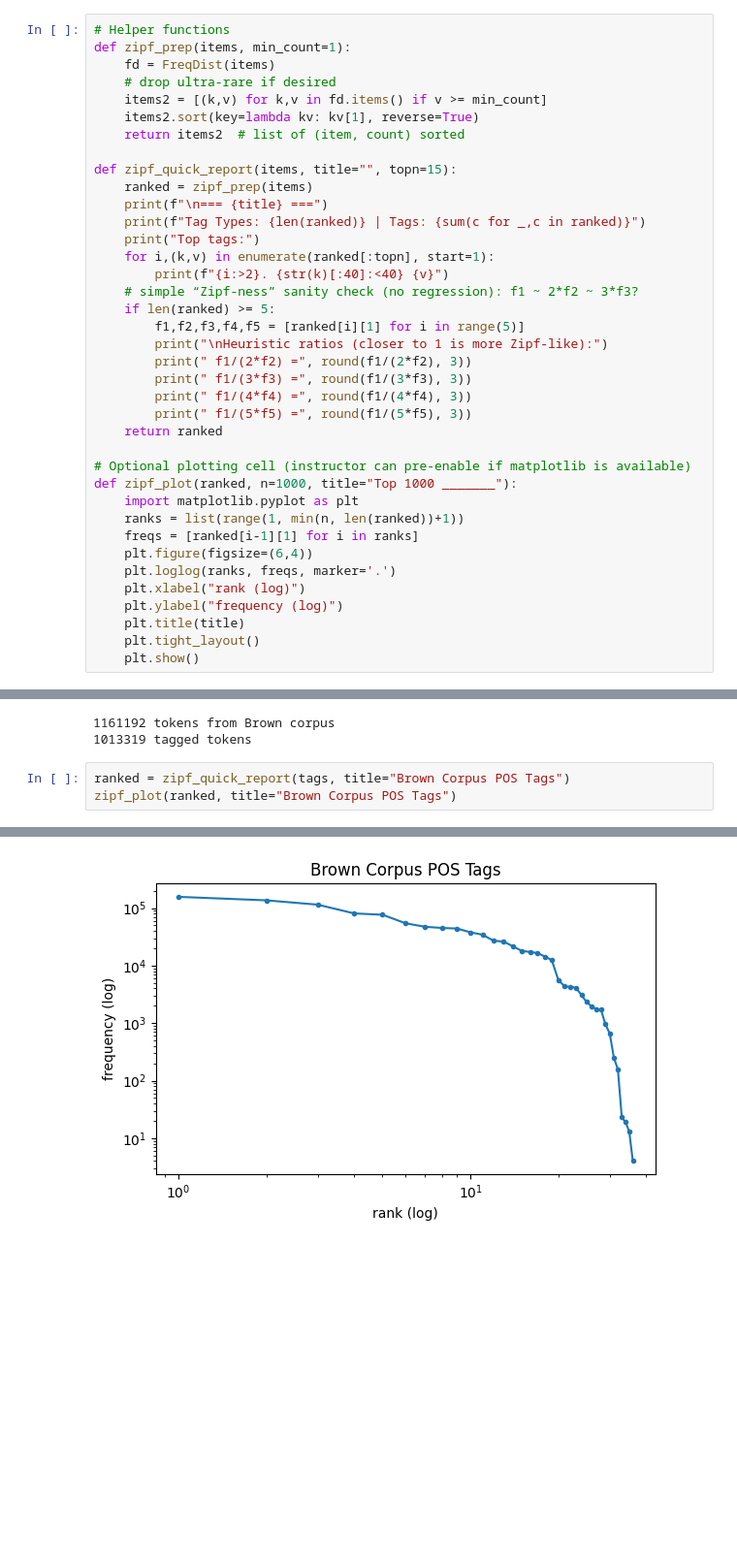
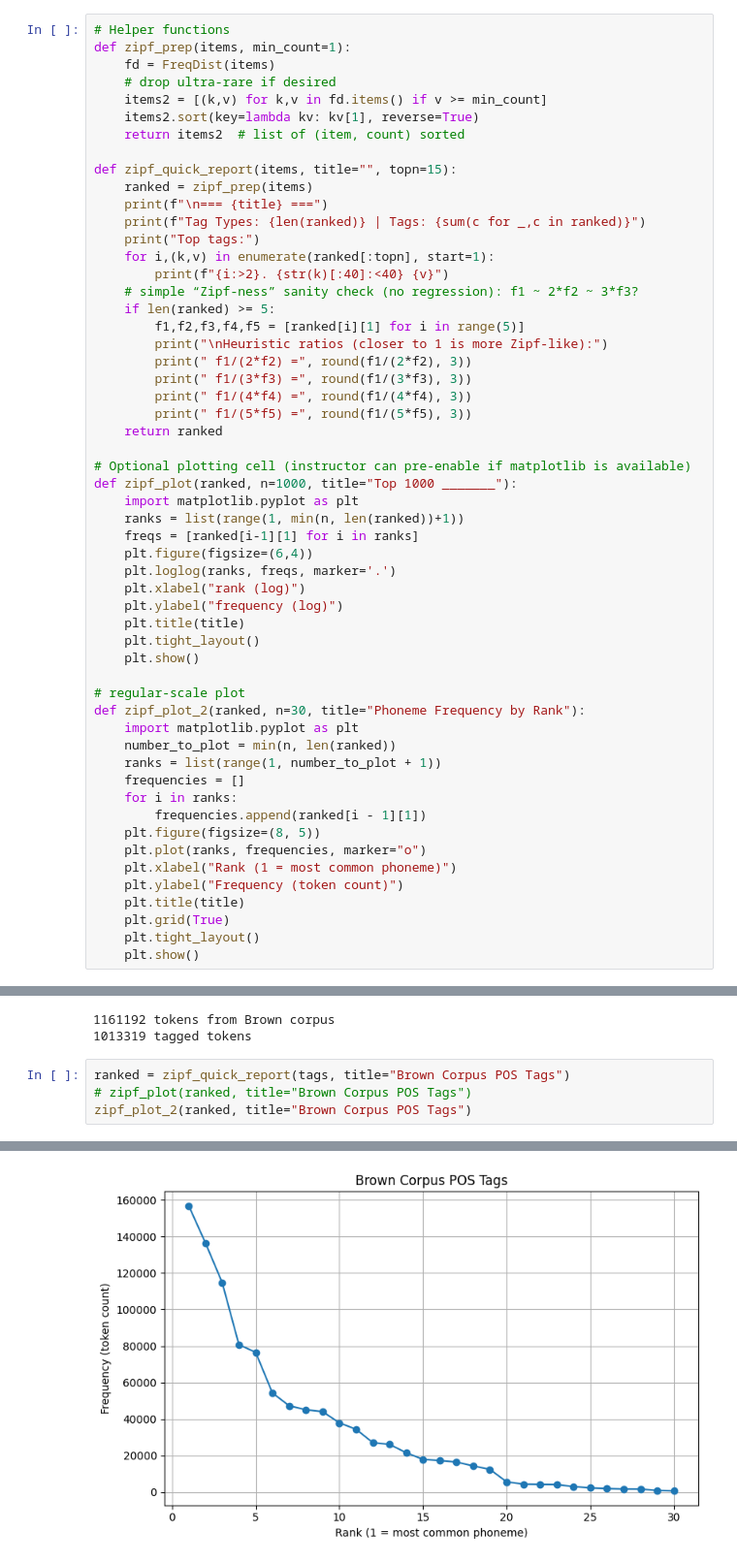
Before and after one commit to rumihoney/zipfs-law-hackathon, a Jupyter notebook: 04_syntax/prompt_06_pos_tags.ipynb, the cells around one changed output, grey strips where cells are left out. Shown at 97% size. Saved outputs shown, nothing was run; the diff lists cells and outputs as text; blank space fills up the shorter version.

Commit message:
update graph

```diff
--- a/04_syntax/prompt_06_pos_tags.ipynb
+++ b/04_syntax/prompt_06_pos_tags.ipynb
@@ -65,6 +65,23 @@ def zipf_plot(ranked, n=1000, title="Top 1000 _______"):
     plt.title(title)
     plt.tight_layout()
     plt.show()
+
+# regular-scale plot
+def zipf_plot_2(ranked, n=30, title="Phoneme Frequency by Rank"):
+    import matplotlib.pyplot as plt
+    number_to_plot = min(n, len(ranked))
+    ranks = list(range(1, number_to_plot + 1))
+    frequencies = []
+    for i in ranks:
+        frequencies.append(ranked[i - 1][1])
+    plt.figure(figsize=(8, 5))
+    plt.plot(ranks, frequencies, marker="o")
+    plt.xlabel("Rank (1 = most common phoneme)")
+    plt.ylabel("Frequency (token count)")
+    plt.title(title)
+    plt.grid(True)
+    plt.tight_layout()
+    plt.show()
 # %%
 # Filter tokens that are only punctuation
 words = [
@@ -92,26 +109,27 @@ print(f"{len(tagged)} tagged tokens")
 1013319 tagged tokens
 # %%
 ranked = zipf_quick_report(tags, title="Brown Corpus POS Tags")
-zipf_plot(ranked, title="Brown Corpus POS Tags")
+# zipf_plot(ranked, title="Brown Corpus POS Tags")
+zipf_plot_2(ranked, title="Brown Corpus POS Tags")
 # %% [output]
 === Brown Corpus POS Tags ===
 Tag Types: 36 | Tags: 1013319
 Top tags:
  1. NN                                       156814
  2. IN                                       136431
  3. DT                                       114727
  4. JJ                                       80742
  5. NNP                                      76573
  6. NNS                                      54353
  7. VBD                                      47309
  8. RB                                       45123
  9. PRP                                      44085
 ... (8 lines left out)
  f1/(2*f2) = 0.575
  f1/(3*f3) = 0.456
  f1/(4*f4) = 0.486
  f1/(5*f5) = 0.41
-[figure, old version]
+[figure, new version]
 # %% [markdown]
 ### Interpretation
 
```
Also changed, not shown: parts of 1 cell of this notebook, 5 other files.
